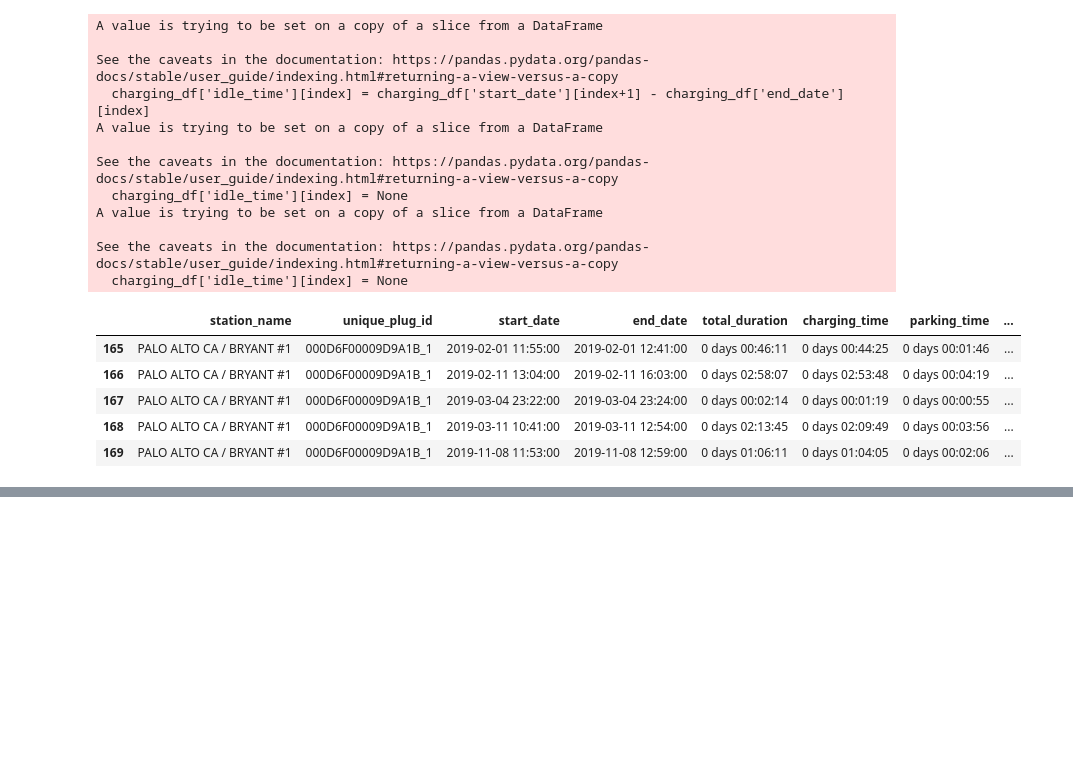
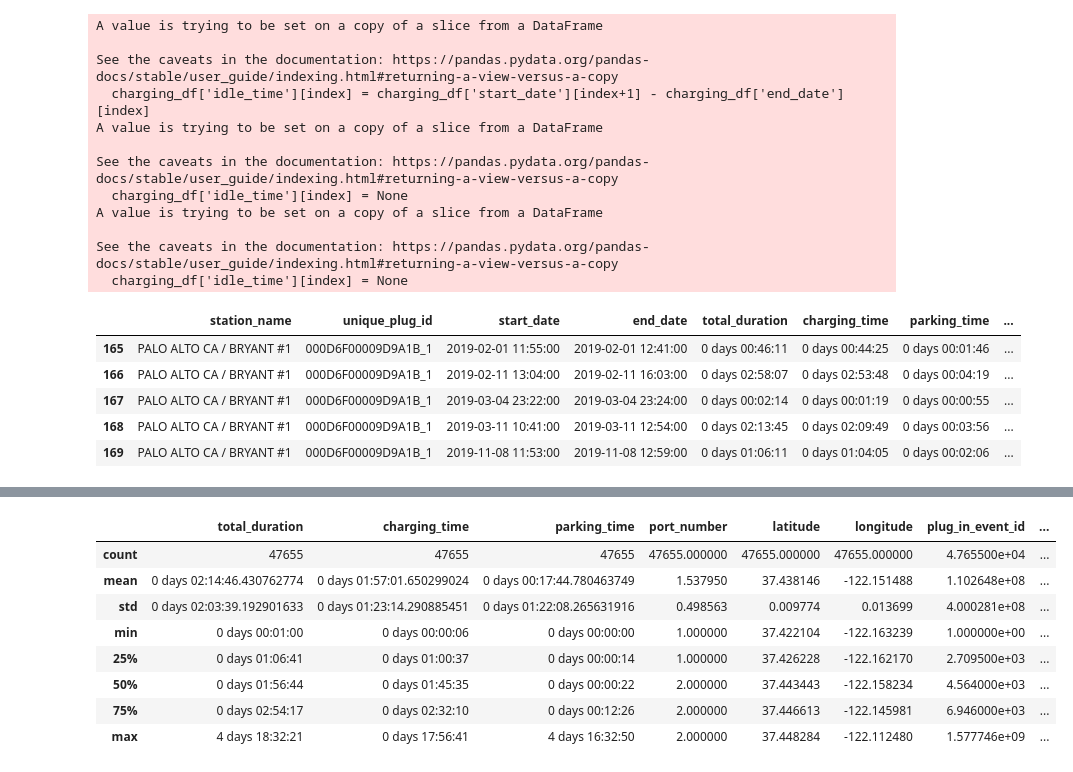
Before and after one commit to ND-Captstone-Magic/capstone_project, a Jupyter notebook: Research.ipynb, the cells around one changed output, grey strips where cells are left out. Saved outputs shown, nothing was run; the diff lists cells and outputs as text; code cells hidden in the pictures; blank space fills up the shorter version.

```diff
--- a/Research.ipynb
+++ b/Research.ipynb
@@ -314,6 +314,8 @@ charging_df = charging_df.sort_values(['unique_plug_id', 'start_date'])
 charging_df = charging_df.reset_index()
 # %%
 charging_df.drop(['index'], inplace= True, axis= 1)
+# %%
+charging_df['idle_time'] = None
 # %%
 max_index = int(len(charging_df) -1)
 
@@ -338,6 +340,33 @@ A value is trying to be set on a copy of a slice from a DataFrame
 
 See the caveats in the documentation: https://pandas.pydata.org/pandas-docs/stable/user_guide/indexing.html#returning-a-view-versus-a-copy
   charging_df['idle_time'][index] = None
+# %%
+duration_cols = ["idle_time"]
+
+for col in duration_cols:
+     charging_df[duration_cols] = charging_df[duration_cols].apply(pd.to_timedelta, errors="coerce")
+# %%
+# bring idle_time to front
+
+
+charging_df = charging_df[['station_name',
+                            'unique_plug_id',
+                            'start_date',
+                            'end_date',
+                            'total_duration',
+                            'charging_time',
+                            'parking_time',
+                            'idle_time',
+                            'port_type',
+                            'port_number',
+                            'latitude',
+                            'longitude',
+                            'ended_by',
+                            'plug_in_event_id',
+                            'driver_postal_code',
+                            'user_id',
+                            'fee_bol',
+                            'weekday']]
 # %%
 charging_2020 = charging_df.query('start_date >= "2020-01-01" & start_date <= "2020-12-31"')
 charging_2019 = charging_df.query('start_date >= "2019-01-01" & start_date <= "2019-12-31"')
@@ -374,0 +524,12 @@ Potential categories: living, working, shopping, recreation
+# %%
+charging_2019.describe()
+# %% [output]
+|  | total_duration | charging_time | parking_time | port_number | latitude | longitude | plug_in_event_id | ... |
+| count | 47655 | 47655 | 47655 | 47655.000000 | 47655.000000 | 47655.000000 | 4.765500e+04 | ... |
+| mean | 0 days 02:14:46.430762774 | 0 days 01:57:01.650299024 | 0 days 00:17:44.780463749 | 1.537950 | 37.438146 | -122.151488 | 1.102648e+08 | ... |
+| std | 0 days 02:03:39.192901633 | 0 days 01:23:14.290885451 | 0 days 01:22:08.265631916 | 0.498563 | 0.009774 | 0.013699 | 4.000281e+08 | ... |
+| min | 0 days 00:01:00 | 0 days 00:00:06 | 0 days 00:00:00 | 1.000000 | 37.422104 | -122.163239 | 1.000000e+00 | ... |
+| 25% | 0 days 01:06:41 | 0 days 01:00:37 | 0 days 00:00:14 | 1.000000 | 37.426228 | -122.162170 | 2.709500e+03 | ... |
+| 50% | 0 days 01:56:44 | 0 days 01:45:35 | 0 days 00:00:22 | 2.000000 | 37.443443 | -122.158234 | 4.564000e+03 | ... |
+| 75% | 0 days 02:54:17 | 0 days 02:32:10 | 0 days 00:12:26 | 2.000000 | 37.446613 | -122.145981 | 6.946000e+03 | ... |
+| max | 4 days 18:32:21 | 0 days 17:56:41 | 4 days 16:32:50 | 2.000000 | 37.448284 | -122.112480 | 1.577746e+09 | ... |
```
Also changed, not shown: parts of 8 cells of this notebook.
